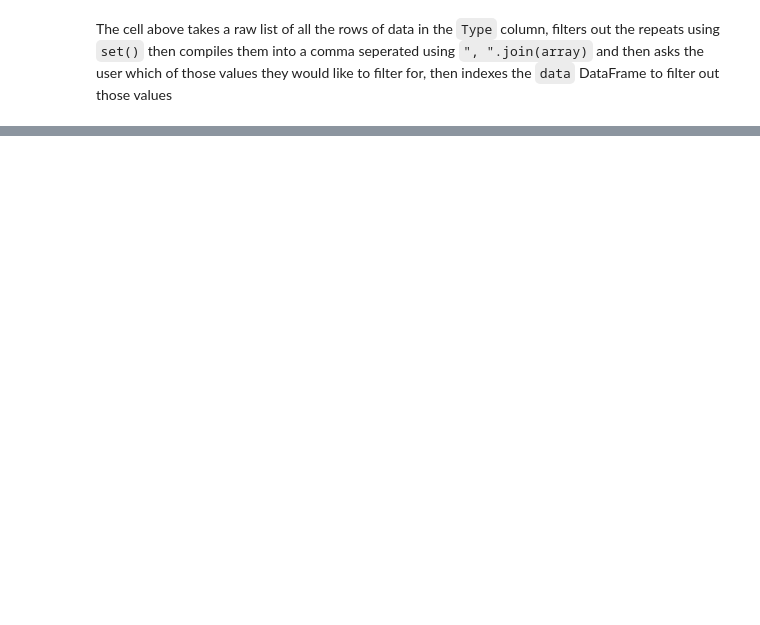
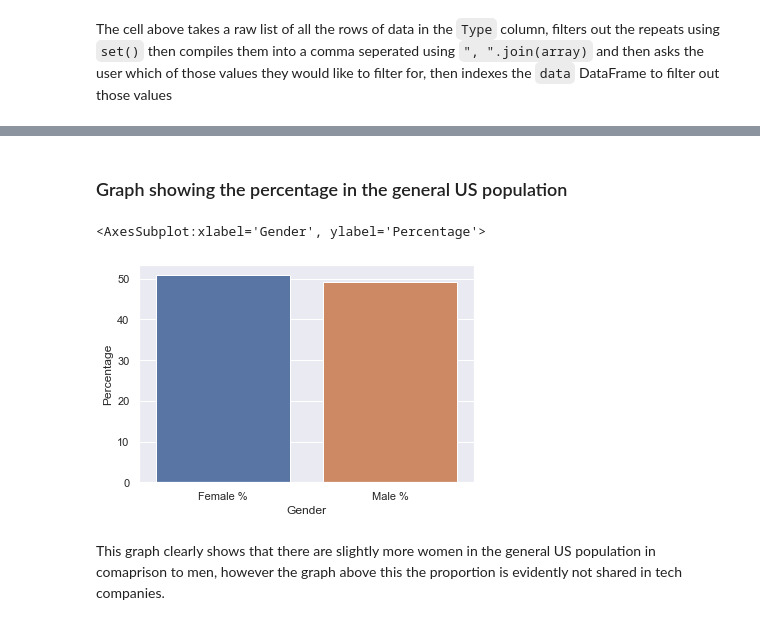
Before and after one commit to Elisabethzl/final_assesment_AB09137, a Jupyter notebook: women_in_tech.ipynb, the cells around one changed output, grey strips where cells are left out. Cells and saved outputs as stored; diff of their text form; code cells hidden in the pictures; blank space fills up the shorter version.

```diff
--- a/women_in_tech.ipynb
+++ b/women_in_tech.ipynb
@@ -31,0 +124,10 @@
+# %% [markdown]
+### Graph showing the percentage in the general US population
+# %%
+# Create bar graph from typ datframe
+sns.barplot(x='Gender', y="Percentage", data=typ)
+# %% [output]
+<AxesSubplot:xlabel='Gender', ylabel='Percentage'>
+[figure, added]
+# %% [markdown]
+This graph clearly shows that there are slightly more women in the general US population in comaprison to men, however the graph above this the proportion is evidently not shared in tech companies.
```
Also changed, not shown: parts of 12 cells of this notebook.
